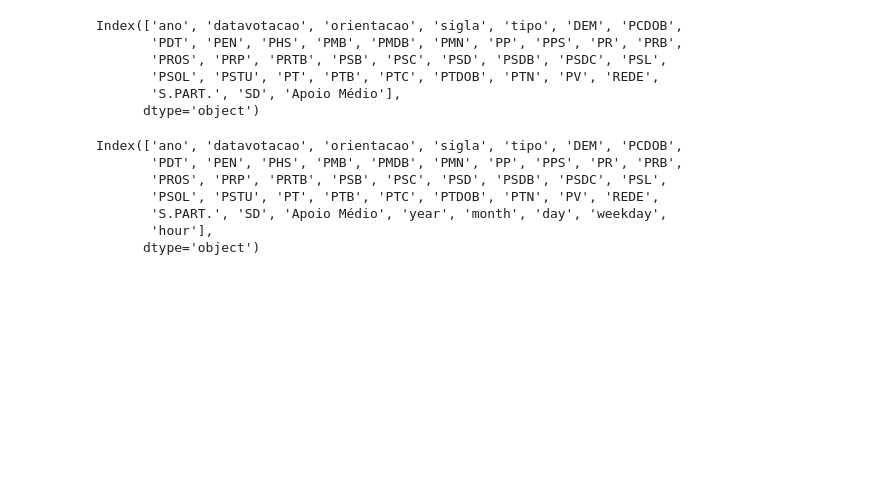
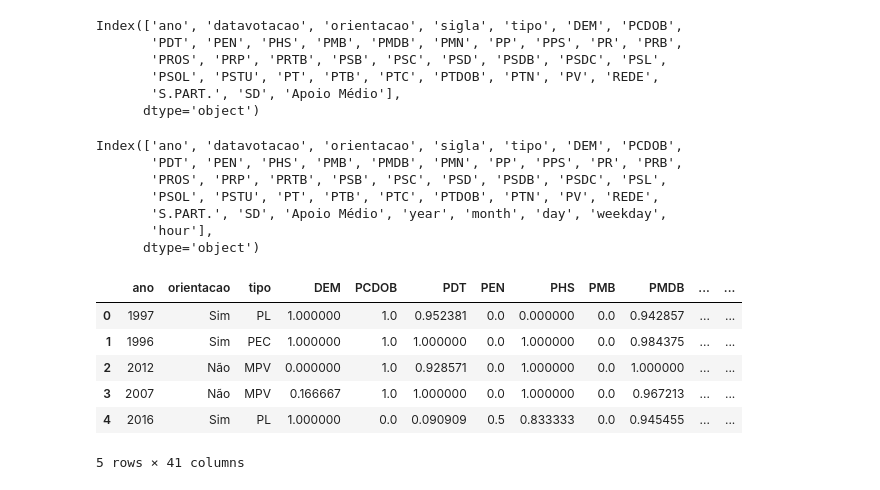
Before and after one commit to lucasmeirelesta/cn-indicadores, a Jupyter notebook: indicadores_analise_neural.ipynb, the cells around one changed output. Cells and saved outputs as stored; diff of their text form; code cells hidden in the pictures; blank space fills up the shorter version.

```diff
--- a/indicadores_analise_neural.ipynb
+++ b/indicadores_analise_neural.ipynb
@@ -81,3 +91,23 @@ Index(['ano', 'datavotacao', 'orientacao', 'sigla', 'tipo', 'DEM', 'PCDOB',
        'S.PART.', 'SD', 'Apoio Médio', 'year', 'month', 'day', 'weekday',
        'hour'],
       dtype='object')
+# %%
+analise = pd.read_csv('apoio_governo_features.csv')
+# %%
+analise['aux'] = analise['weekday']
+analise['weekday'] = analise['day']
+analise['day'] = analise['aux']
+
+del analise['aux']
+del analise['datavotacao']
+del analise['sigla']
+
+analise.head()
+# %% [output]
+|  | ano | orientacao | tipo | DEM | PCDOB | PDT | PEN | PHS | PMB | PMDB | ... | ... |
+| 0 | 1997 | Sim | PL | 1.000000 | 1.0 | 0.952381 | 0.0 | 0.000000 | 0.0 | 0.942857 | ... | ... |
+| 1 | 1996 | Sim | PEC | 1.000000 | 1.0 | 1.000000 | 0.0 | 1.000000 | 0.0 | 0.984375 | ... | ... |
+| 2 | 2012 | Não | MPV | 0.000000 | 1.0 | 0.928571 | 0.0 | 1.000000 | 0.0 | 1.000000 | ... | ... |
+| 3 | 2007 | Não | MPV | 0.166667 | 1.0 | 1.000000 | 0.0 | 1.000000 | 0.0 | 0.967213 | ... | ... |
+| 4 | 2016 | Sim | PL | 1.000000 | 0.0 | 0.090909 | 0.5 | 0.833333 | 0.0 | 0.945455 | ... | ... |
+5 rows × 41 columns
```
Also changed, not shown: parts of 10 cells of this notebook.
